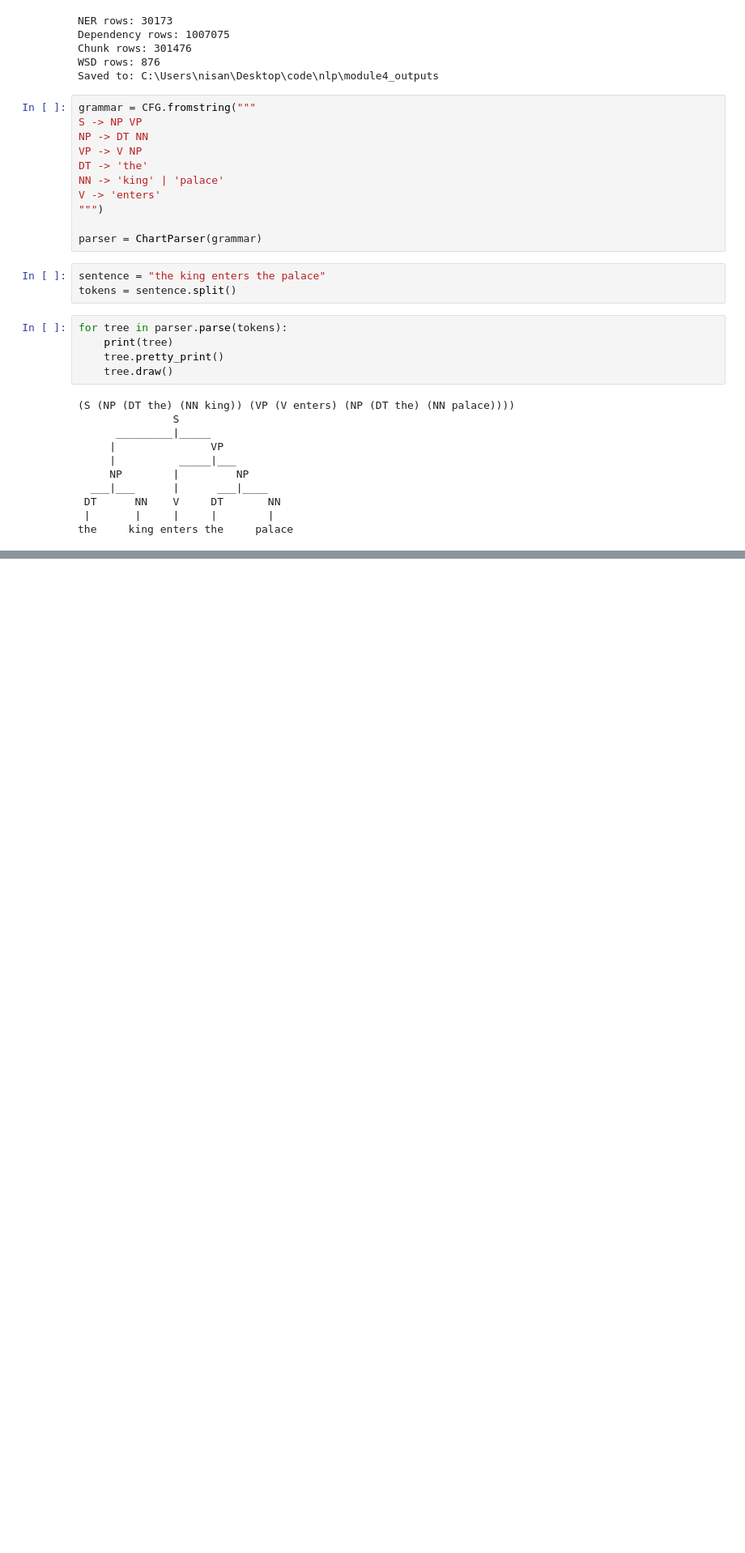
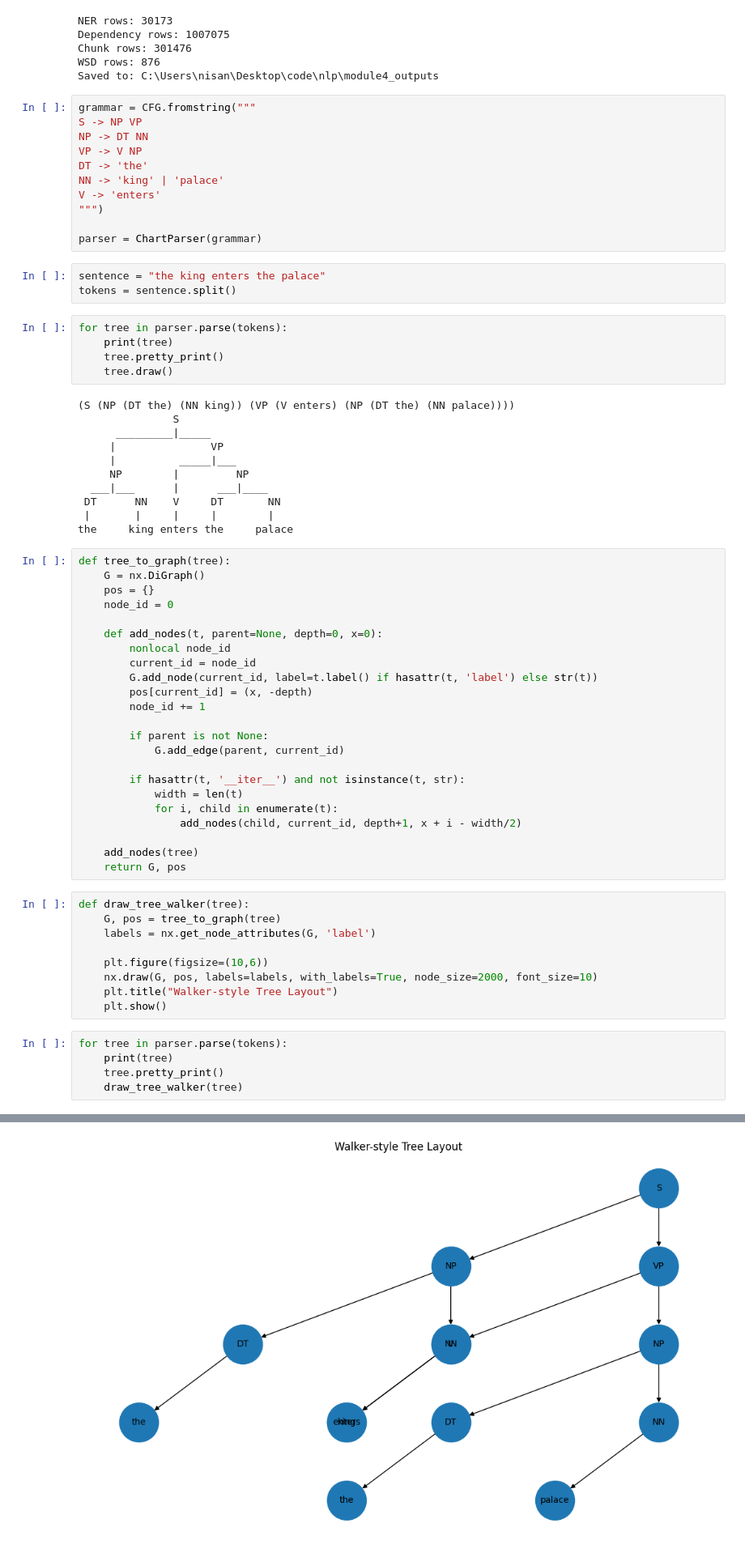
Before and after one commit to sanjaykn8/AutoComplete, a Jupyter notebook: ner.ipynb, the cells around one changed output, grey strips where cells are left out. Shown at 81% size. Saved outputs shown, nothing was run; the diff lists cells and outputs as text; blank space fills up the shorter version.

```diff
--- a/ner.ipynb
+++ b/ner.ipynb
@@ -212,3 +215,41 @@ for tree in parser.parse(tokens):
  DT      NN    V     DT       NN
  |       |     |     |        |
 the     king enters the     palace
+# %%
+def tree_to_graph(tree):
+    G = nx.DiGraph()
+    pos = {}
+    node_id = 0
+
+    def add_nodes(t, parent=None, depth=0, x=0):
+        nonlocal node_id
+        current_id = node_id
+        G.add_node(current_id, label=t.label() if hasattr(t, 'label') else str(t))
+        pos[current_id] = (x, -depth)
+        node_id += 1
+
+        if parent is not None:
+            G.add_edge(parent, current_id)
+
+        if hasattr(t, '__iter__') and not isinstance(t, str):
+            width = len(t)
+            for i, child in enumerate(t):
+                add_nodes(child, current_id, depth+1, x + i - width/2)
+
+    add_nodes(tree)
+    return G, pos
+# %%
+def draw_tree_walker(tree):
+    G, pos = tree_to_graph(tree)
+    labels = nx.get_node_attributes(G, 'label')
+
+    plt.figure(figsize=(10,6))
+    nx.draw(G, pos, labels=labels, with_labels=True, node_size=2000, font_size=10)
+    plt.title("Walker-style Tree Layout")
+    plt.show()
+# %%
+for tree in parser.parse(tokens):
+    print(tree)
+    tree.pretty_print()
+    draw_tree_walker(tree)
+# %% [output]
@@ -214,0 +266 @@ the     king enters the     palace
+[figure, added]
```
Also changed, not shown: parts of 4 cells of this notebook, 9 other files.
